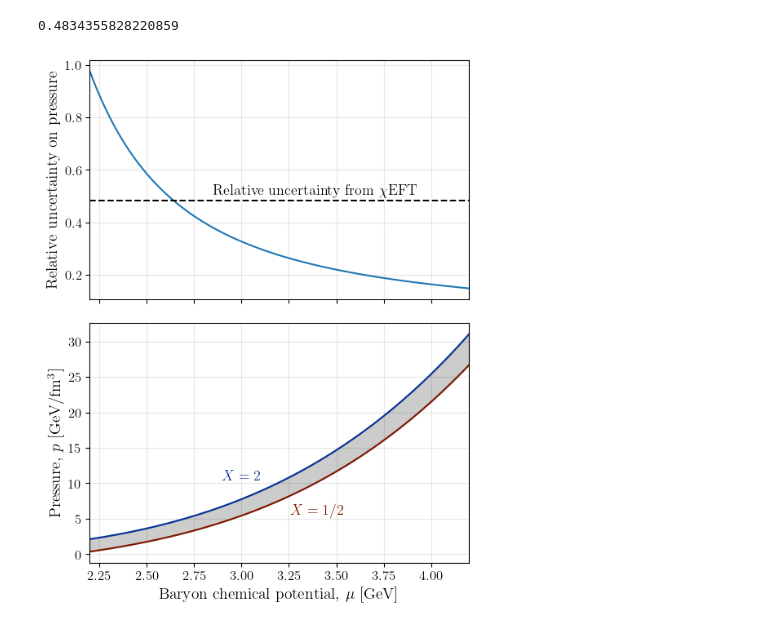
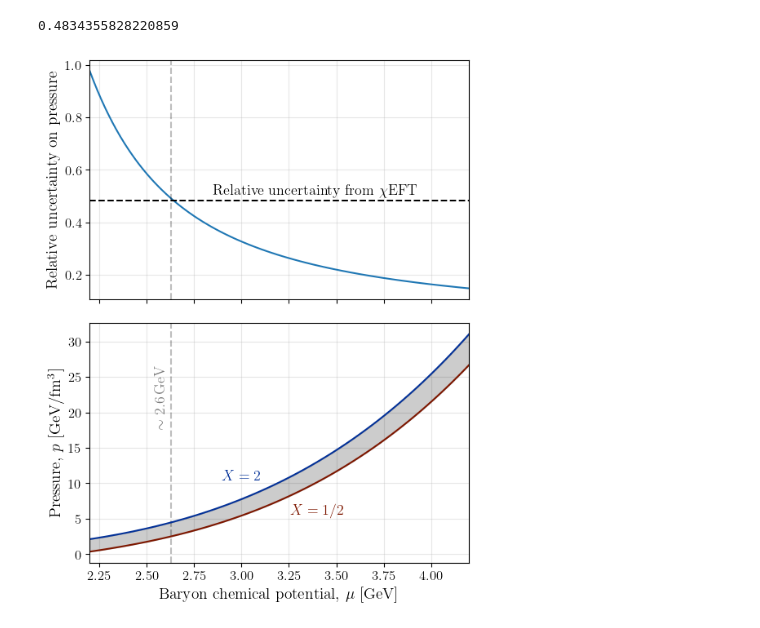
Before and after one commit to eliotfinch/pqcd, a Jupyter notebook: notebooks/pqcd_calculations.ipynb, the cells around one changed output. Drawn from its saved outputs; the diff is of its cells as text; code cells hidden in the pictures.

```diff
--- a/notebooks/pqcd_calculations.ipynb
+++ b/notebooks/pqcd_calculations.ipynb
@@ -254,6 +252,20 @@ for ax in axs:
 
 axs[0].plot(mu_vals, uncertainties)
 axs[0].axhline(target_uncertainty, c='k', ls='--')
+
+for ax in axs:
+    ax.axvline(2.63, c='k', ls='--', alpha=0.25)
+
+axs[1].text(
+    2.61,
+    22,
+    '$\sim 2.6\,\mathrm{GeV}$',
+    fontsize=13,
+    alpha=0.5,
+    ha='right',
+    va='center',
+    rotation=90
+)
 
 axs[0].text(
     2.85,
@@ -277,34 +289,34 @@ for i, X in enumerate([0.5, 2]):
     axs[1].plot(mu_vals, p_dict[X], c=colors[i])
 
 axs[1].text(
     3.4,
     5,
     '$X = 1/2$',
     fontsize=13,
     ha='center',
     va='bottom',
     c=cm.roma(0.)
 )
 
 axs[1].text(
     3,
     10,
     '$X = 2$',
     fontsize=13,
     ha='center',
     va='bottom',
     c=cm.roma(1.)
 )
 
 axs[0].set_xlim(mu_vals[0], mu_vals[-1])
 
 axs[1].set_xlabel('Baryon chemical potential, $\mu$ [GeV]')
 axs[0].set_ylabel('Relative uncertainty on pressure')
 axs[1].set_ylabel('Pressure, $p$ [GeV/fm$^3$]')
 
 fig.savefig('figures/paper/pqcd_uncertainty.pdf', bbox_inches='tight')
 # %% [output]
-[figure, old version]
+[figure, new version]
 # %%
 fig, ax = plt.subplots()
 
```
Also changed, not shown: parts of 29 cells of this notebook.
